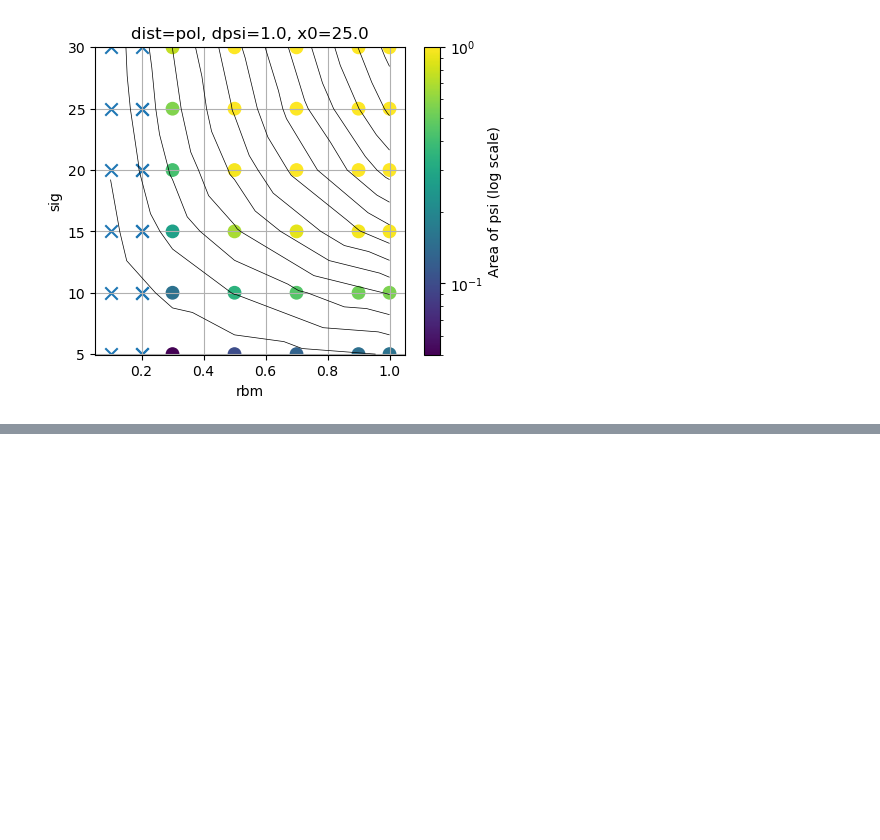
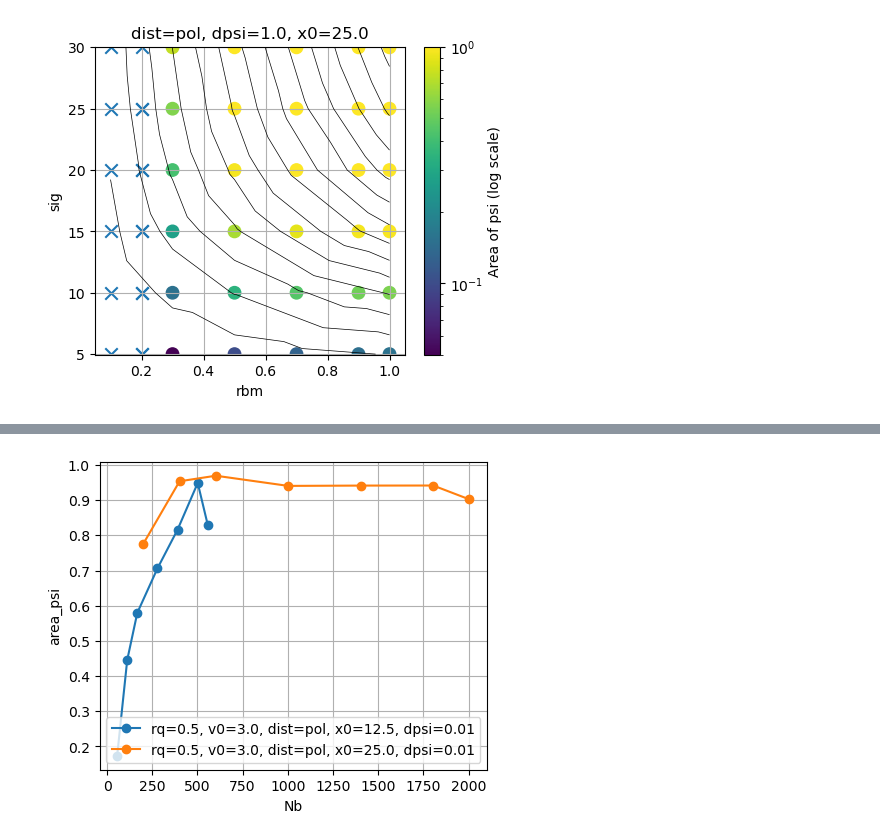
Before and after one commit to pvblop/Memory-Phase-Field-Models, a Jupyter notebook: equation_solver_gauss_dist/analysis_sweep.ipynb, the cells around one changed output, grey strips where cells are left out. Drawn from its saved outputs; the diff is of its cells as text; code cells hidden in the pictures; blank space fills up the shorter version.

```diff
--- a/equation_solver_gauss_dist/analysis_sweep.ipynb
+++ b/equation_solver_gauss_dist/analysis_sweep.ipynb
@@ -358,0 +440,32 @@ plt.ylim(4.95, 30.05)
+# %%
+fig, ax = plt.subplots(figsize=(5, 4))
+
+fixed = {
+        "rq": 0.5,
+        "v0": 3.0,
+        "dist": "pol",
+        "x0": 12.5,
+        "dpsi": 0.01
+        }
+
+plot_vs_fixed(
+    df,
+    xparam="Nb",
+    y="area_psi",
+    fixed=fixed,
+    ax=ax
+)
+
+fixed["x0"] = 25.0
+
+plot_vs_fixed(
+    df,
+    xparam="Nb",
+    y="area_psi",
+    fixed=fixed,
+    ax=ax
+)
+plt.grid()
+plt.show()
+# %% [output]
+[figure, added]
```
Also changed, not shown: parts of 2 cells of this notebook, 3 other files.
